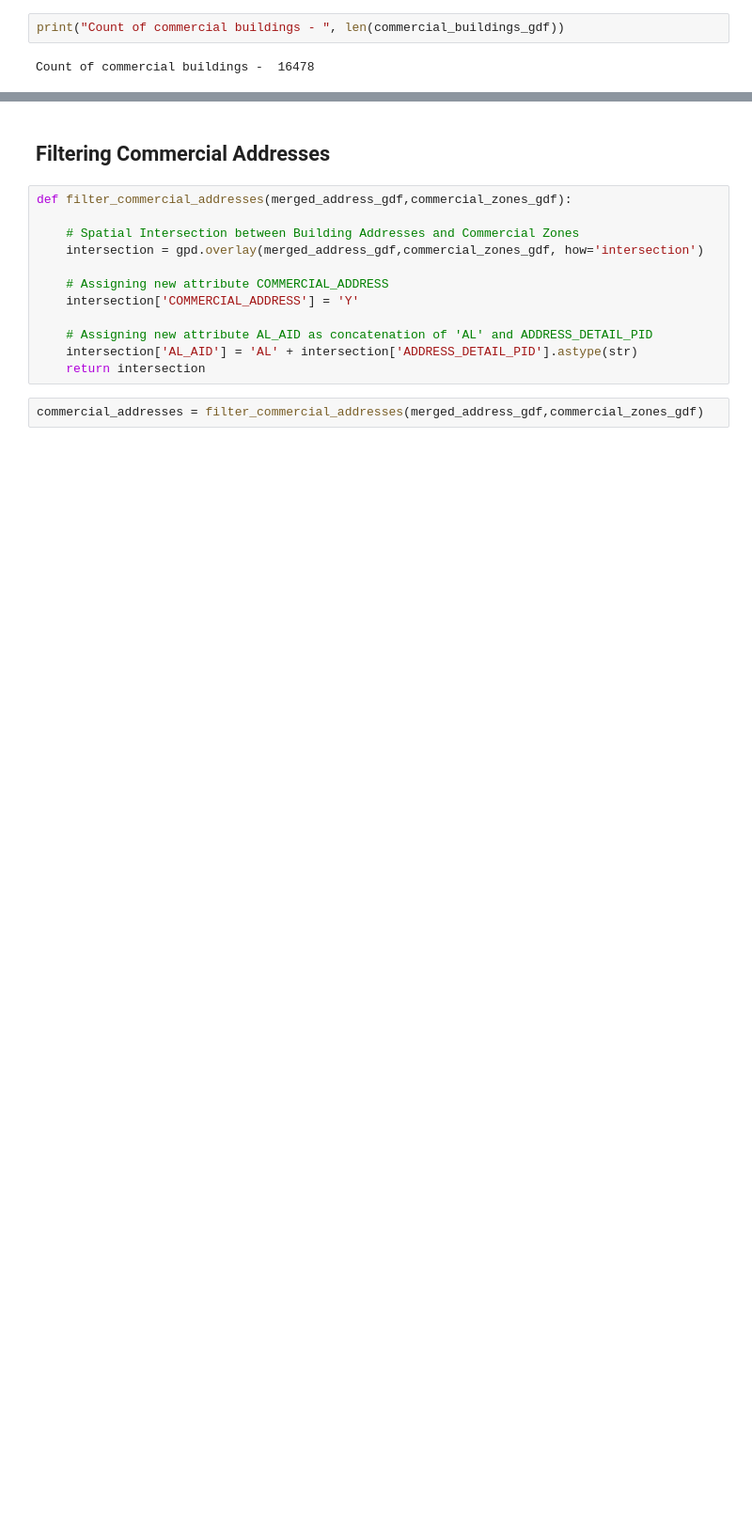
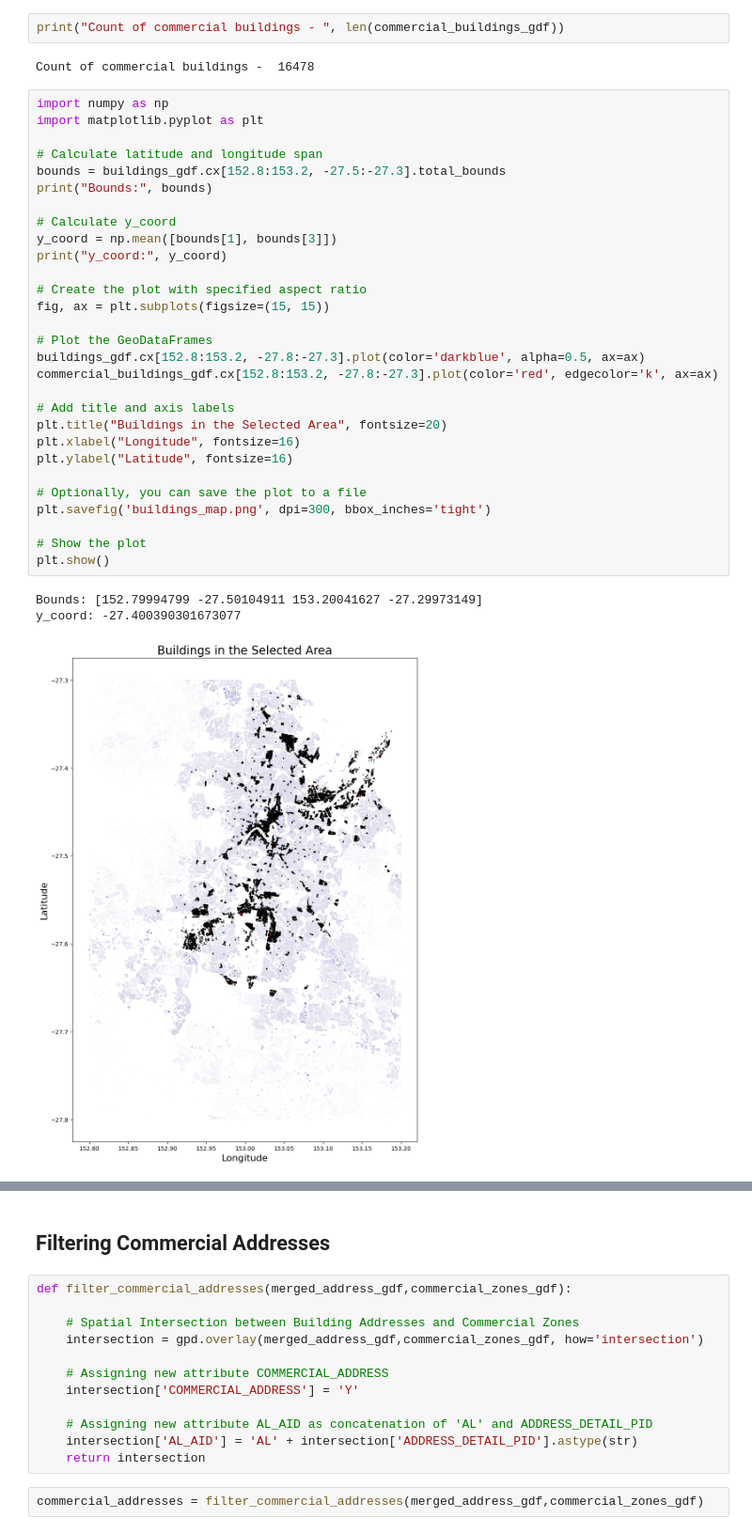
Before and after one commit to sairamkumar-zessta/Arealytics, a Jupyter notebook: Property_process-2.ipynb, the cells around one changed output, grey strips where cells are left out. Shown at 94% size. Saved outputs shown, nothing was run; the diff lists cells and outputs as text; blank space fills up the shorter version.

```diff
--- a/Property_process-2.ipynb
+++ b/Property_process-2.ipynb
@@ -331,5 +380,38 @@ commercial_buildings_gdf.head()
 print("Count of commercial buildings - ", len(commercial_buildings_gdf))
 # %% [output]
 Count of commercial buildings -  16478
+# %%
+import numpy as np
+import matplotlib.pyplot as plt
+
+# Calculate latitude and longitude span
+bounds = buildings_gdf.cx[152.8:153.2, -27.5:-27.3].total_bounds
+print("Bounds:", bounds)
+
+# Calculate y_coord
+y_coord = np.mean([bounds[1], bounds[3]])
+print("y_coord:", y_coord)
+
+# Create the plot with specified aspect ratio
+fig, ax = plt.subplots(figsize=(15, 15))
+
+# Plot the GeoDataFrames
+buildings_gdf.cx[152.8:153.2, -27.8:-27.3].plot(color='darkblue', alpha=0.5, ax=ax)
+commercial_buildings_gdf.cx[152.8:153.2, -27.8:-27.3].plot(color='red', edgecolor='k', ax=ax)
+
+# Add title and axis labels
+plt.title("Buildings in the Selected Area", fontsize=20)
+plt.xlabel("Longitude", fontsize=16)
+plt.ylabel("Latitude", fontsize=16)
+
+# Optionally, you can save the plot to a file
+plt.savefig('buildings_map.png', dpi=300, bbox_inches='tight')
+
+# Show the plot
+plt.show()
+# %% [output]
+Bounds: [152.79994799 -27.50104911 153.20041627 -27.29973149]
+y_coord: -27.400390301673077
+[figure, added]
 # %%
 commercial_buildings_gdf.plot(figsize=(10,10))
```
Also changed, not shown: parts of 58 cells of this notebook.
